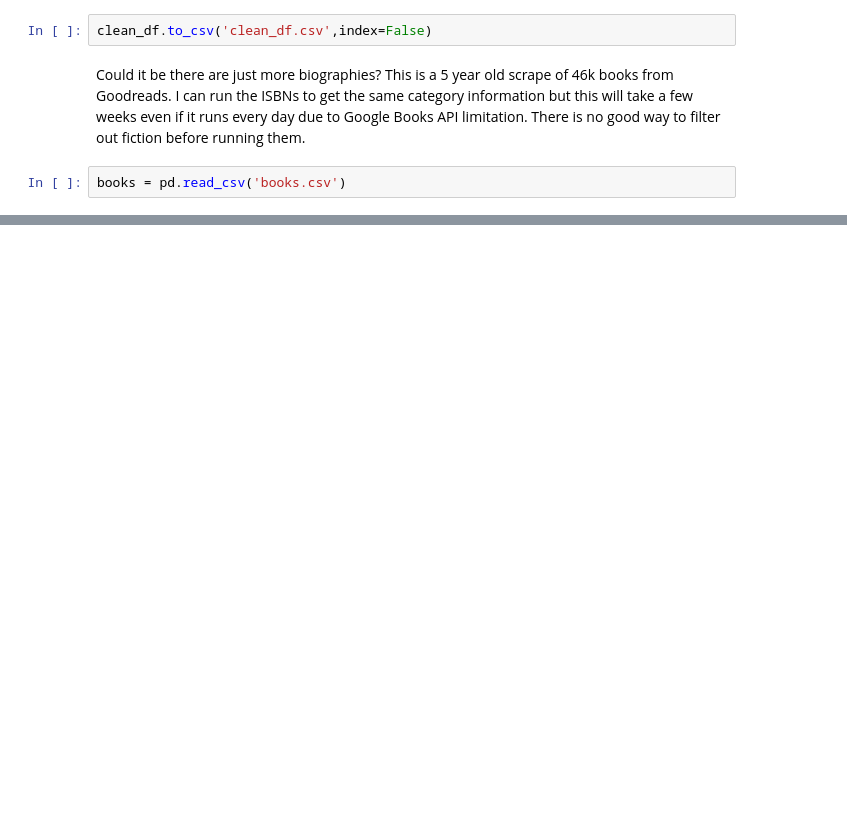
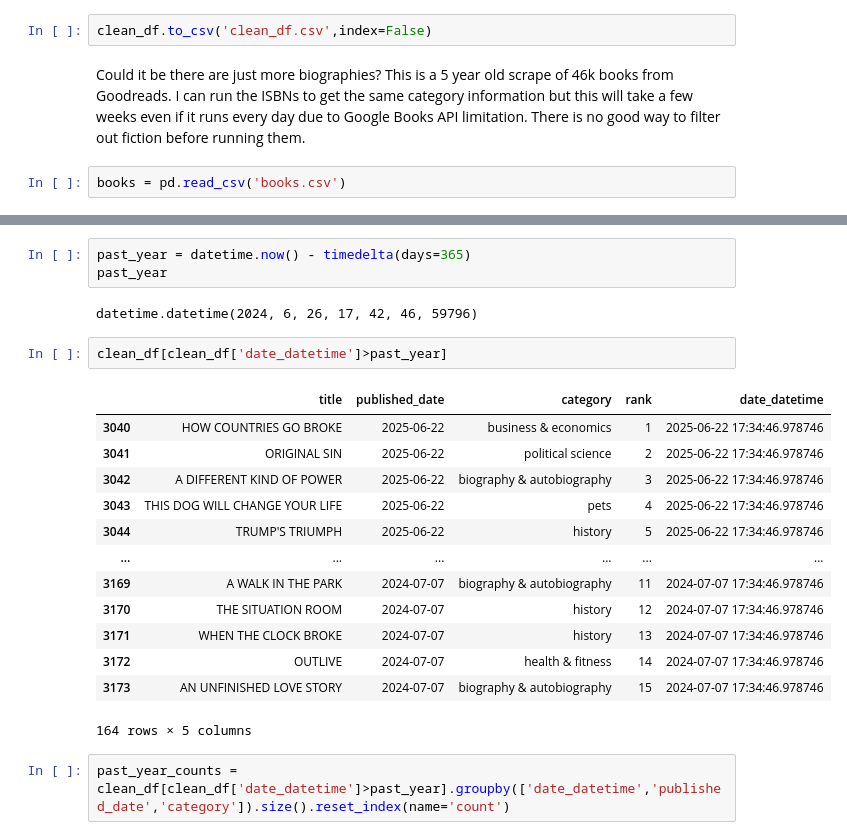
Before and after one commit to nmuffet/books, a Jupyter notebook: books.ipynb, the cells around one changed output, grey strips where cells are left out. Saved outputs shown, nothing was run; the diff lists cells and outputs as text; blank space fills up the shorter version.

```diff
--- a/books.ipynb
+++ b/books.ipynb
@@ -394,0 +705,23 @@ sample_cached.to_csv('sample_cached.csv', index=False)
+# %%
+past_year = datetime.now() - timedelta(days=365)
+past_year
+# %% [output]
+datetime.datetime(2024, 6, 26, 17, 42, 46, 59796)
+# %%
+clean_df[clean_df['date_datetime']>past_year]
+# %% [output]
+|  | title | published_date | category | rank | date_datetime |
+| 3040 | HOW COUNTRIES GO BROKE | 2025-06-22 | business & economics | 1 | 2025-06-22 17:34:46.978746 |
+| 3041 | ORIGINAL SIN | 2025-06-22 | political science | 2 | 2025-06-22 17:34:46.978746 |
+| 3042 | A DIFFERENT KIND OF POWER | 2025-06-22 | biography & autobiography | 3 | 2025-06-22 17:34:46.978746 |
+| 3043 | THIS DOG WILL CHANGE YOUR LIFE | 2025-06-22 | pets | 4 | 2025-06-22 17:34:46.978746 |
+| 3044 | TRUMP'S TRIUMPH | 2025-06-22 | history | 5 | 2025-06-22 17:34:46.978746 |
+| ... | ... | ... | ... | ... | ... |
+| 3169 | A WALK IN THE PARK | 2024-07-07 | biography & autobiography | 11 | 2024-07-07 17:34:46.978746 |
+| 3170 | THE SITUATION ROOM | 2024-07-07 | history | 12 | 2024-07-07 17:34:46.978746 |
+| 3171 | WHEN THE CLOCK BROKE | 2024-07-07 | history | 13 | 2024-07-07 17:34:46.978746 |
+| 3172 | OUTLIVE | 2024-07-07 | health & fitness | 14 | 2024-07-07 17:34:46.978746 |
+| 3173 | AN UNFINISHED LOVE STORY | 2024-07-07 | biography & autobiography | 15 | 2024-07-07 17:34:46.978746 |
+164 rows × 5 columns
+# %%
+past_year_counts = clean_df[clean_df['date_datetime']>past_year].groupby(['date_datetime','published_date','category']).size().reset_index(name='count')
```
Also changed, not shown: parts of 49 cells of this notebook, 47 other files.
